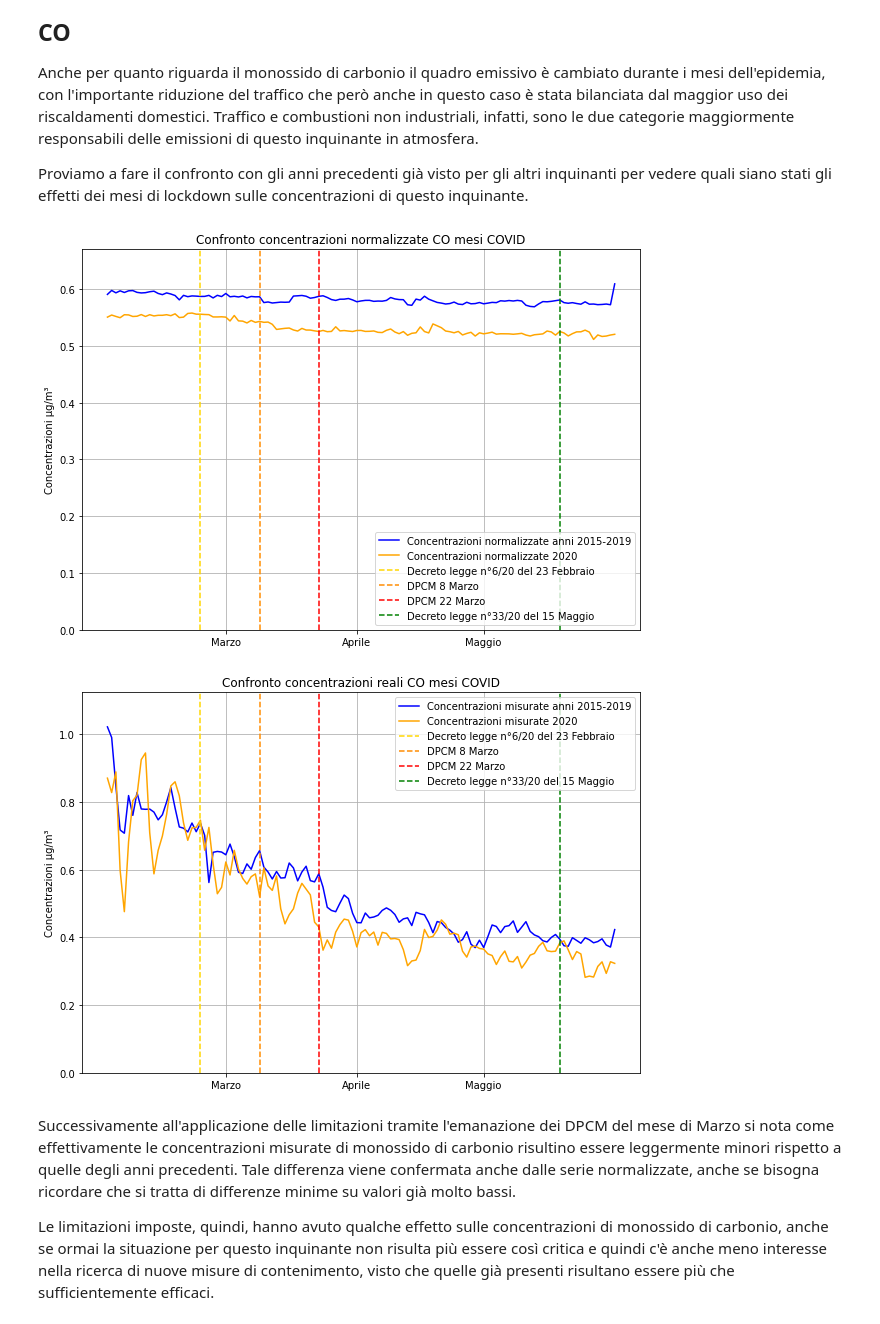
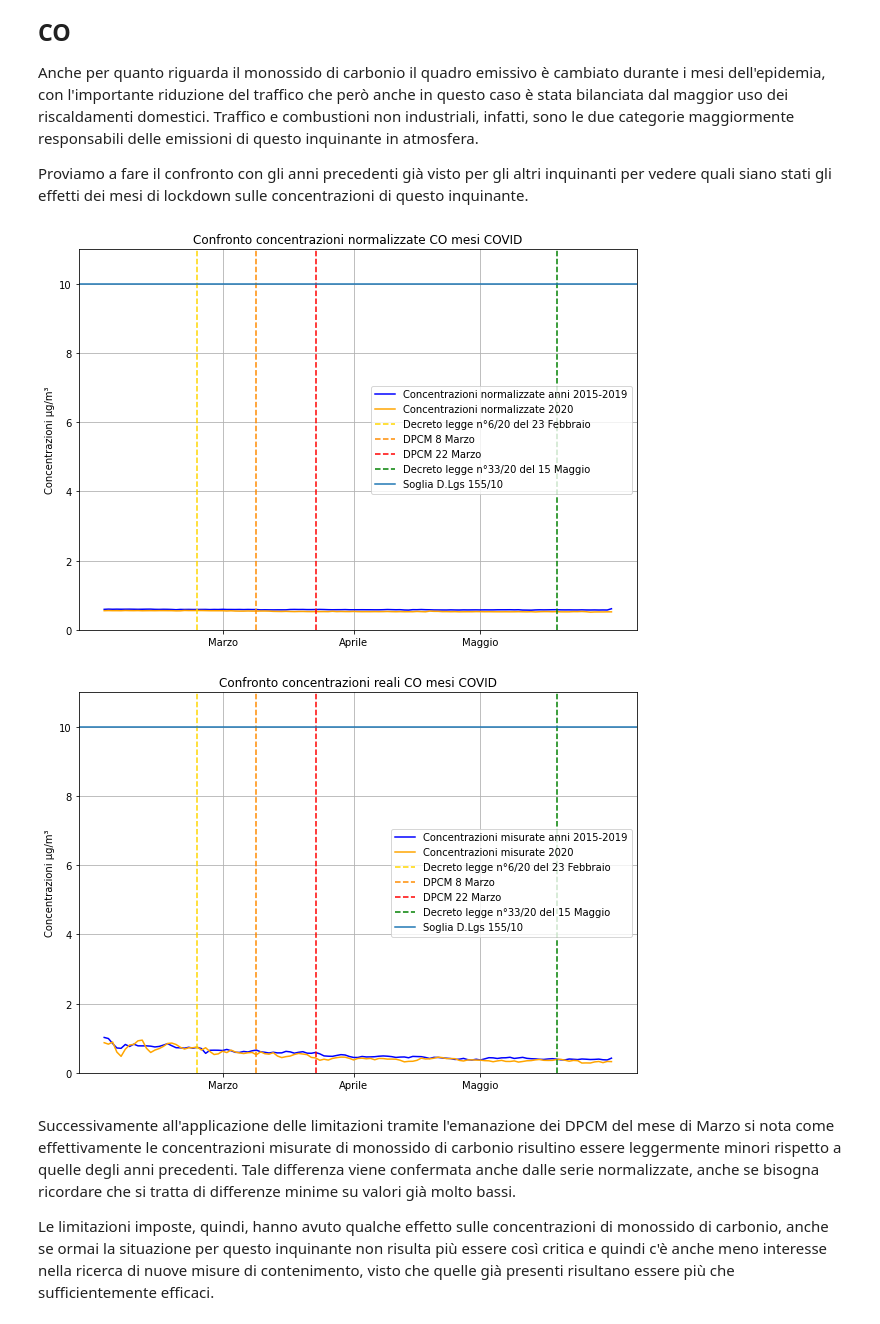
Before and after one commit to MarcoBelotti96/Tesi, a Jupyter notebook: src/AnalisiCovid.ipynb, the cells around one changed output. Saved outputs shown, nothing was run; the diff lists cells and outputs as text; code cells hidden in the pictures.

```diff
--- a/src/AnalisiCovid.ipynb
+++ b/src/AnalisiCovid.ipynb
@@ -249,13 +286,14 @@ Proviamo a fare il confronto con gli anni precedenti già visto per gli altri in
 # %%
 serie_storica_norm, serie2020_norm, datastart = get_data_covid_norm("CO")
 ymax = max([max(serie_storica_norm.inquinante), max(serie2020_norm.inquinante)])
-
+ymax = ymax if ymax >= 10 else 10
 plt.plot(serie_storica_norm.index, serie_storica_norm.inquinante, color="blue", label=f"Concentrazioni normalizzate anni {datastart}-2019")
 plt.plot(serie2020_norm.index.dayofyear, serie2020_norm.inquinante, color="orange", label="Concentrazioni normalizzate 2020")
 plt.axvline(54, linestyle="--", label="Decreto legge n°6/20 del 23 Febbraio", color="gold")
 plt.axvline(68, linestyle="--", label="DPCM 8 Marzo", color="darkorange")
 plt.axvline(82, linestyle="--", label="DPCM 22 Marzo", color="red")
 plt.axvline(139, linestyle="--", label="Decreto legge n°33/20 del 15 Maggio", color="green")
+plt.axhline(10, label="Soglia D.Lgs 155/10")
 plt.legend()
 plt.grid()
 plt.ylabel("Concentrazioni µg/m³")
@@ -264,26 +302,27 @@ plt.title("Confronto concentrazioni normalizzate CO mesi COVID")
 plt.ylim(0, ymax + (ymax / 10))
 plt.show()
 # %% [output]
-[figure, old version]
+[figure, new version]
 # %%
 serie_storica, serie2020, datastart = get_data_covid("CO")
 ymax = max([max(serie_storica.inquinante), max(serie2020.inquinante)])
-
+ymax = ymax if ymax >= 10 else 10
 plt.plot(serie_storica.index, serie_storica.inquinante, color="blue", label=f"Concentrazioni misurate anni {datastart}-2019")
 plt.plot(serie2020.index.dayofyear, serie2020.inquinante, color="orange", label="Concentrazioni misurate 2020")
 plt.axvline(54, linestyle="--", label="Decreto legge n°6/20 del 23 Febbraio", color="gold")
 plt.axvline(68, linestyle="--", label="DPCM 8 Marzo", color="darkorange")
 plt.axvline(82, linestyle="--", label="DPCM 22 Marzo", color="red")
 plt.axvline(139, linestyle="--", label="Decreto legge n°33/20 del 15 Maggio", color="green")
+plt.axhline(10, label="Soglia D.Lgs 155/10")
 plt.legend()
 plt.grid()
 plt.ylabel("Concentrazioni µg/m³")
 plt.xticks(ticks=ticks_giorni, labels=labels_giorni)
 plt.title("Confronto concentrazioni reali CO mesi COVID")
 plt.ylim(0, ymax + (ymax / 10))
 plt.show()
 # %% [output]
-[figure, old version]
+[figure, new version]
 # %% [markdown]
 Successivamente all'applicazione delle limitazioni tramite l'emanazione dei DPCM del mese di Marzo si nota come effettivamente le concentrazioni misurate di monossido di carbonio risultino essere leggermente minori rispetto a quelle degli anni precedenti. Tale differenza viene confermata anche dalle serie normalizzate, anche se bisogna ricordare che si tratta di differenze minime su valori già molto bassi.
 
```
Also changed, not shown: parts of 7 cells of this notebook, 7 other files.
